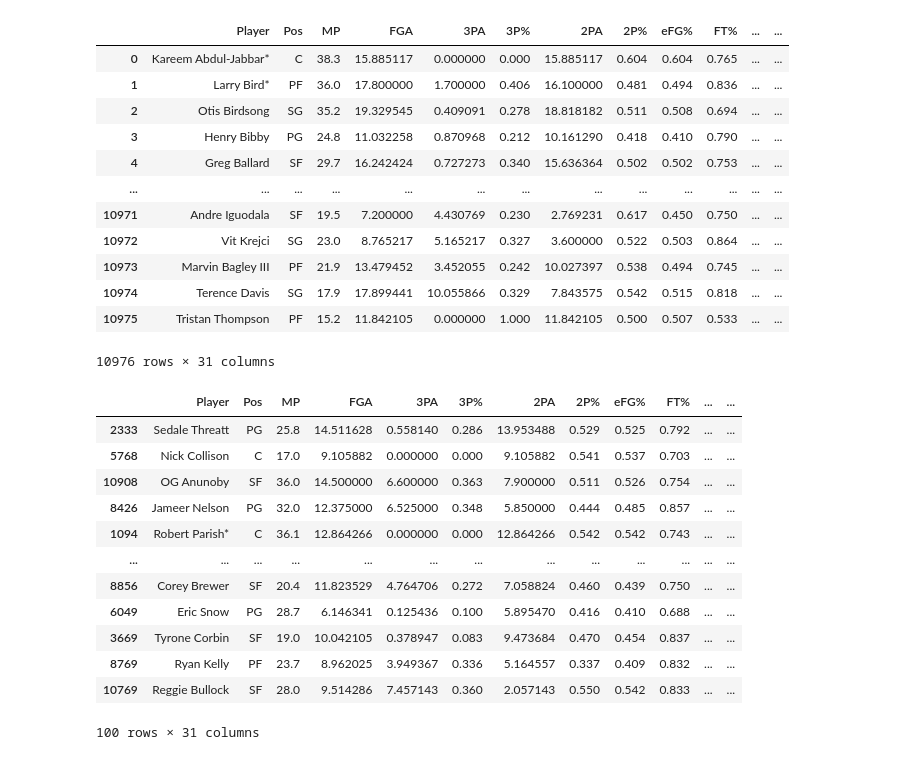
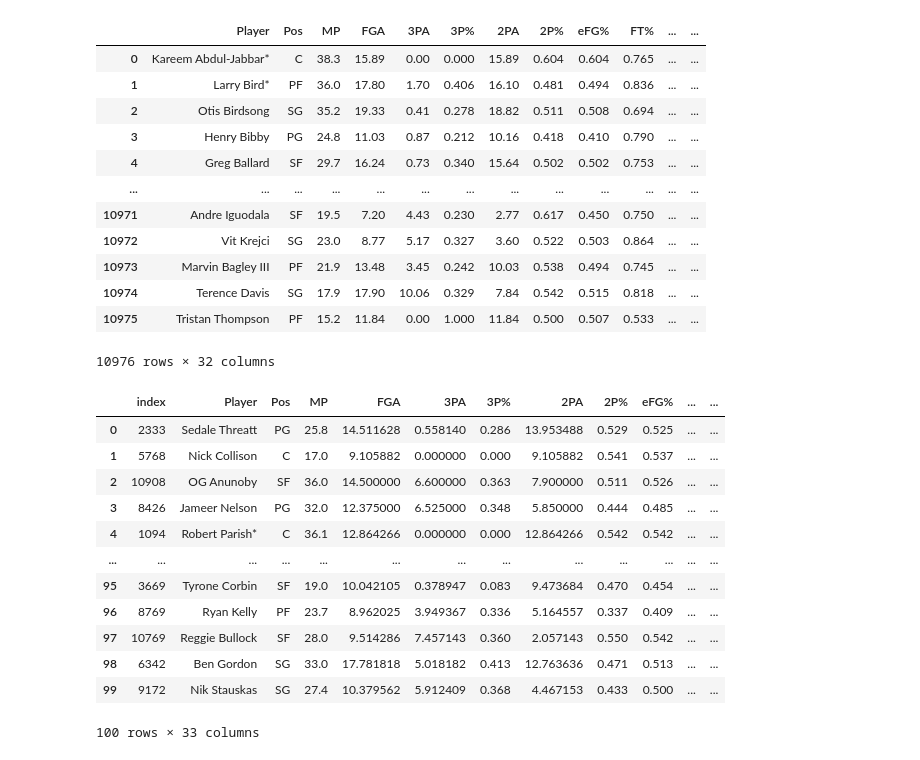
Before and after one commit to mibrahimfm/NBA-analysis, a Jupyter notebook: RandomPlayerSelector.ipynb, the cells around one changed output. Saved outputs shown, nothing was run; the diff lists cells and outputs as text; code cells hidden in the pictures.

```diff
--- a/RandomPlayerSelector.ipynb
+++ b/RandomPlayerSelector.ipynb
@@ -22,7 +22,7 @@ def pre_process(seasons):
         player_data.drop(columns=cols_to_drop, inplace=True)
 
         for col in per_min_cols:
-            player_data[col] = player_data[col] / player_data['MP'] * 36
+            player_data[col] = round(player_data[col] / player_data['MP'] * 36, 2)
 
         if df is None:
             df = player_data
@@ -38,32 +38,44 @@ df = pre_process(range(1980, 2023))
 df
 # %% [output]
 |  | Player | Pos | MP | FGA | 3PA | 3P% | 2PA | 2P% | eFG% | FT% | ... | ... |
-| 0 | Kareem Abdul-Jabbar* | C | 38.3 | 15.885117 | 0.000000 | 0.000 | 15.885117 | 0.604 | 0.604 | 0.765 | ... | ... |
-| 1 | Larry Bird* | PF | 36.0 | 17.800000 | 1.700000 | 0.406 | 16.100000 | 0.481 | 0.494 | 0.836 | ... | ... |
-| 2 | Otis Birdsong | SG | 35.2 | 19.329545 | 0.409091 | 0.278 | 18.818182 | 0.511 | 0.508 | 0.694 | ... | ... |
-| 3 | Henry Bibby | PG | 24.8 | 11.032258 | 0.870968 | 0.212 | 10.161290 | 0.418 | 0.410 | 0.790 | ... | ... |
-| 4 | Greg Ballard | SF | 29.7 | 16.242424 | 0.727273 | 0.340 | 15.636364 | 0.502 | 0.502 | 0.753 | ... | ... |
+| 0 | Kareem Abdul-Jabbar* | C | 38.3 | 15.89 | 0.00 | 0.000 | 15.89 | 0.604 | 0.604 | 0.765 | ... | ... |
+| 1 | Larry Bird* | PF | 36.0 | 17.80 | 1.70 | 0.406 | 16.10 | 0.481 | 0.494 | 0.836 | ... | ... |
+| 2 | Otis Birdsong | SG | 35.2 | 19.33 | 0.41 | 0.278 | 18.82 | 0.511 | 0.508 | 0.694 | ... | ... |
+| 3 | Henry Bibby | PG | 24.8 | 11.03 | 0.87 | 0.212 | 10.16 | 0.418 | 0.410 | 0.790 | ... | ... |
+| 4 | Greg Ballard | SF | 29.7 | 16.24 | 0.73 | 0.340 | 15.64 | 0.502 | 0.502 | 0.753 | ... | ... |
 | ... | ... | ... | ... | ... | ... | ... | ... | ... | ... | ... | ... | ... |
-| 10971 | Andre Iguodala | SF | 19.5 | 7.200000 | 4.430769 | 0.230 | 2.769231 | 0.617 | 0.450 | 0.750 | ... | ... |
-| 10972 | Vit Krejci | SG | 23.0 | 8.765217 | 5.165217 | 0.327 | 3.600000 | 0.522 | 0.503 | 0.864 | ... | ... |
-| 10973 | Marvin Bagley III | PF | 21.9 | 13.479452 | 3.452055 | 0.242 | 10.027397 | 0.538 | 0.494 | 0.745 | ... | ... |
-| 10974 | Terence Davis | SG | 17.9 | 17.899441 | 10.055866 | 0.329 | 7.843575 | 0.542 | 0.515 | 0.818 | ... | ... |
-| 10975 | Tristan Thompson | PF | 15.2 | 11.842105 | 0.000000 | 1.000 | 11.842105 | 0.500 | 0.507 | 0.533 | ... | ... |
+| 10971 | Andre Iguodala | SF | 19.5 | 7.20 | 4.43 | 0.230 | 2.77 | 0.617 | 0.450 | 0.750 | ... | ... |
+| 10972 | Vit Krejci | SG | 23.0 | 8.77 | 5.17 | 0.327 | 3.60 | 0.522 | 0.503 | 0.864 | ... | ... |
+| 10973 | Marvin Bagley III | PF | 21.9 | 13.48 | 3.45 | 0.242 | 10.03 | 0.538 | 0.494 | 0.745 | ... | ... |
+| 10974 | Terence Davis | SG | 17.9 | 17.90 | 10.06 | 0.329 | 7.84 | 0.542 | 0.515 | 0.818 | ... | ... |
+| 10975 | Tristan Thompson | PF | 15.2 | 11.84 | 0.00 | 1.000 | 11.84 | 0.500 | 0.507 | 0.533 | ... | ... |
-10976 rows × 31 columns
+10976 rows × 32 columns
-# %%
-df_sample = df.sample(n=100, random_state=1)
-df_sample
-# %% [output]
-|  | Player | Pos | MP | FGA | 3PA | 3P% | 2PA | 2P% | eFG% | FT% | ... | ... |
-| 2333 | Sedale Threatt | PG | 25.8 | 14.511628 | 0.558140 | 0.286 | 13.953488 | 0.529 | 0.525 | 0.792 | ... | ... |
-| 5768 | Nick Collison | C | 17.0 | 9.105882 | 0.000000 | 0.000 | 9.105882 | 0.541 | 0.537 | 0.703 | ... | ... |
-| 10908 | OG Anunoby | SF | 36.0 | 14.500000 | 6.600000 | 0.363 | 7.900000 | 0.511 | 0.526 | 0.754 | ... | ... |
-| 8426 | Jameer Nelson | PG | 32.0 | 12.375000 | 6.525000 | 0.348 | 5.850000 | 0.444 | 0.485 | 0.857 | ... | ... |
-| 1094 | Robert Parish* | C | 36.1 | 12.864266 | 0.000000 | 0.000 | 12.864266 | 0.542 | 0.542 | 0.743 | ... | ... |
-| ... | ... | ... | ... | ... | ... | ... | ... | ... | ... | ... | ... | ... |
-| 8856 | Corey Brewer | SF | 20.4 | 11.823529 | 4.764706 | 0.272 | 7.058824 | 0.460 | 0.439 | 0.750 | ... | ... |
-| 6049 | Eric Snow | PG | 28.7 | 6.146341 | 0.125436 | 0.100 | 5.895470 | 0.416 | 0.410 | 0.688 | ... | ... |
-| 3669 | Tyrone Corbin | SF | 19.0 | 10.042105 | 0.378947 | 0.083 | 9.473684 | 0.470 | 0.454 | 0.837 | ... | ... |
-| 8769 | Ryan Kelly | PF | 23.7 | 8.962025 | 3.949367 | 0.336 | 5.164557 | 0.337 | 0.409 | 0.832 | ... | ... |
-| 10769 | Reggie Bullock | SF | 28.0 | 9.514286 | 7.457143 | 0.360 | 2.057143 | 0.550 | 0.542 | 0.833 | ... | ... |
-100 rows × 31 columns
+# %%
+df_sample = df.sample(n=100, random_state=1)
+
+df_sample_unique = df_sample.drop_duplicates(subset='Player')
+
+while len(df_sample_unique) < 100:
+    additional_sample = df.sample(n=100 - len(df_sample_unique))
+    df_sample_unique = pd.concat([df_sample_unique, additional_sample]).drop_duplicates(subset='Player')
+
+df_sample_unique = df_sample_unique.head(100)
+
+df_sample_unique.reset_index(inplace=True)
+df_sample_unique.to_csv("DataCollection/Player_Stats/player_stats_sample.csv", index=False)
+# %%
+df_sample_unique
+# %% [output]
+|  | index | Player | Pos | MP | FGA | 3PA | 3P% | 2PA | 2P% | eFG% | ... | ... |
+| 0 | 2333 | Sedale Threatt | PG | 25.8 | 14.511628 | 0.558140 | 0.286 | 13.953488 | 0.529 | 0.525 | ... | ... |
+| 1 | 5768 | Nick Collison | C | 17.0 | 9.105882 | 0.000000 | 0.000 | 9.105882 | 0.541 | 0.537 | ... | ... |
+| 2 | 10908 | OG Anunoby | SF | 36.0 | 14.500000 | 6.600000 | 0.363 | 7.900000 | 0.511 | 0.526 | ... | ... |
+| 3 | 8426 | Jameer Nelson | PG | 32.0 | 12.375000 | 6.525000 | 0.348 | 5.850000 | 0.444 | 0.485 | ... | ... |
+| 4 | 1094 | Robert Parish* | C | 36.1 | 12.864266 | 0.000000 | 0.000 | 12.864266 | 0.542 | 0.542 | ... | ... |
+| ... | ... | ... | ... | ... | ... | ... | ... | ... | ... | ... | ... | ... |
+| 95 | 3669 | Tyrone Corbin | SF | 19.0 | 10.042105 | 0.378947 | 0.083 | 9.473684 | 0.470 | 0.454 | ... | ... |
+| 96 | 8769 | Ryan Kelly | PF | 23.7 | 8.962025 | 3.949367 | 0.336 | 5.164557 | 0.337 | 0.409 | ... | ... |
+| 97 | 10769 | Reggie Bullock | SF | 28.0 | 9.514286 | 7.457143 | 0.360 | 2.057143 | 0.550 | 0.542 | ... | ... |
+| 98 | 6342 | Ben Gordon | SG | 33.0 | 17.781818 | 5.018182 | 0.413 | 12.763636 | 0.471 | 0.513 | ... | ... |
+| 99 | 9172 | Nik Stauskas | SG | 27.4 | 10.379562 | 5.912409 | 0.368 | 4.467153 | 0.433 | 0.500 | ... | ... |
+100 rows × 33 columns
```
Also changed, not shown: 1 other file.
